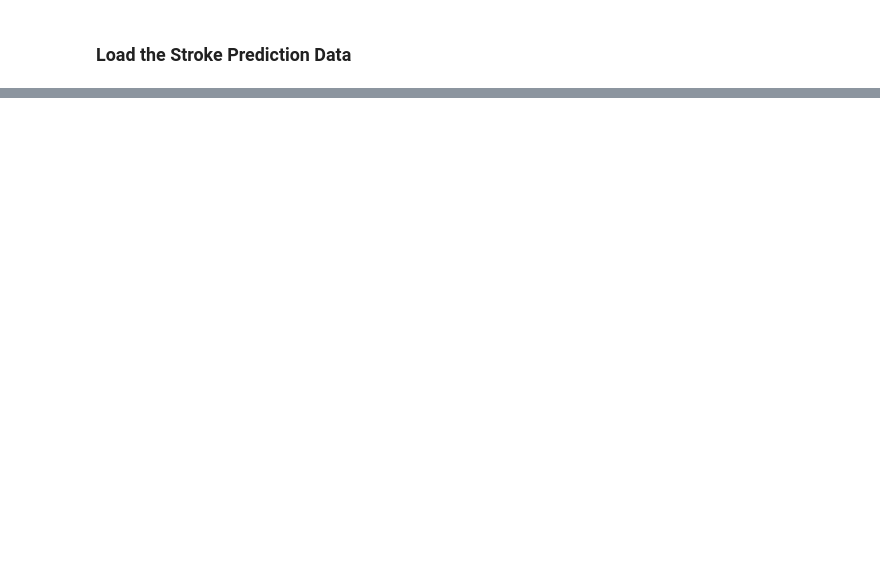
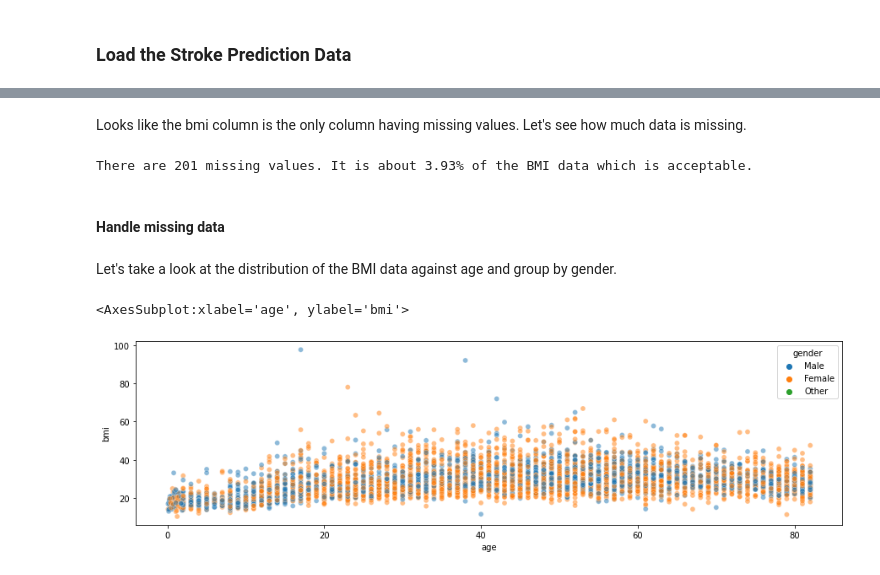
Before and after one commit to szelinghsu/StrokePrediction, a Jupyter notebook: notebook/StrokePrediction.ipynb, the cells around one changed output, grey strips where cells are left out. Saved outputs shown, nothing was run; the diff lists cells and outputs as text; code cells hidden in the pictures; blank space fills up the shorter version.

```diff
--- a/notebook/StrokePrediction.ipynb
+++ b/notebook/StrokePrediction.ipynb
@@ -193,0 +9,4 @@ plt.subplots_adjust(hspace=0.5);
+# %%
+# Import data file
+# Sources of data: https://www.kaggle.com/fedesoriano/stroke-prediction-dataset
+stroke = pd.read_csv('../Dataset/healthcare-dataset-stroke-data.csv')
@@ -193,0 +49,19 @@ plt.subplots_adjust(hspace=0.5);
+# %% [markdown]
+Looks like the bmi column is the only column having missing values.  Let's see how much data is missing.
+# %%
+missing_count = stroke['bmi'].isnull().sum()
+missing_percent = stroke['bmi'].isnull().mean() * 100
+print('There are %d missing values. It is about %.2f%% of the BMI data which is acceptable.' % (missing_count, missing_percent))
+# %% [output]
+There are 201 missing values. It is about 3.93% of the BMI data which is acceptable.
+# %% [markdown]
+#### Handle missing data
+# %% [markdown]
+Let's take a look at the distribution of the BMI data against age and group by gender.
+# %%
+fig_dims = (15, 4)
+fig, ax = plt.subplots(figsize=fig_dims)
+sns.scatterplot(x='age', y='bmi', data=stroke, hue='gender', alpha=0.5, ax=ax)
+# %% [output]
+<AxesSubplot:xlabel='age', ylabel='bmi'>
+[figure, added]
```
Also changed, not shown: parts of 52 cells of this notebook.
